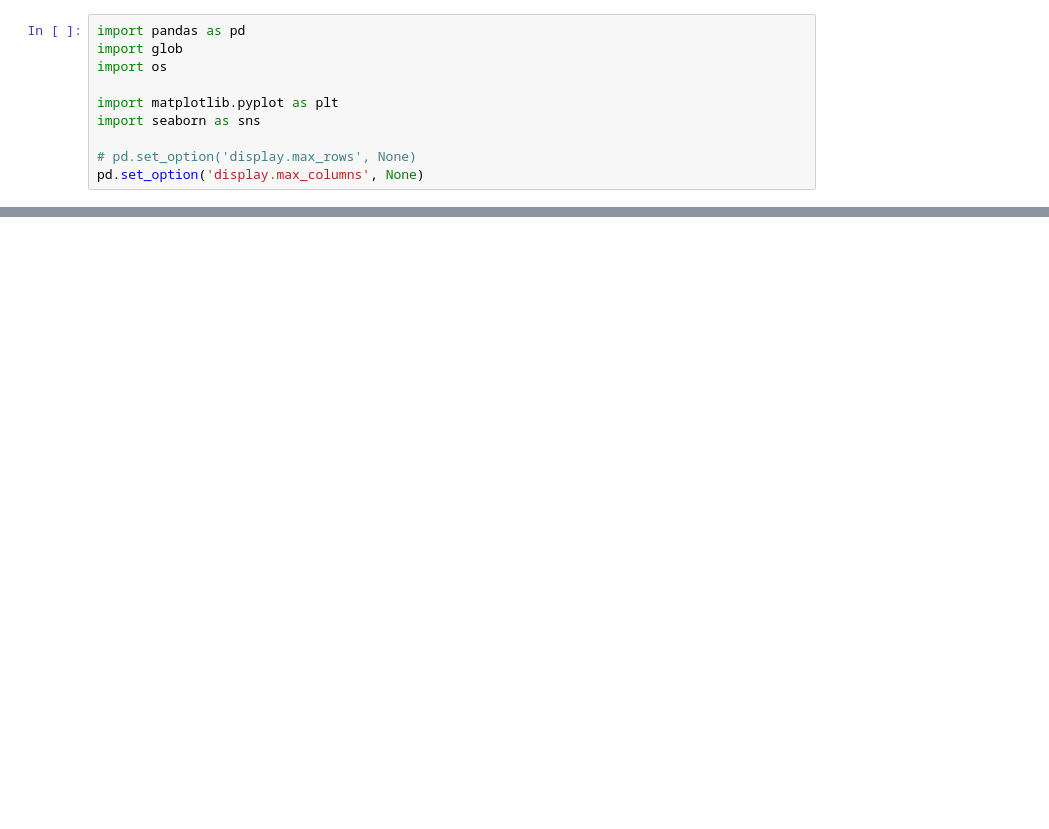
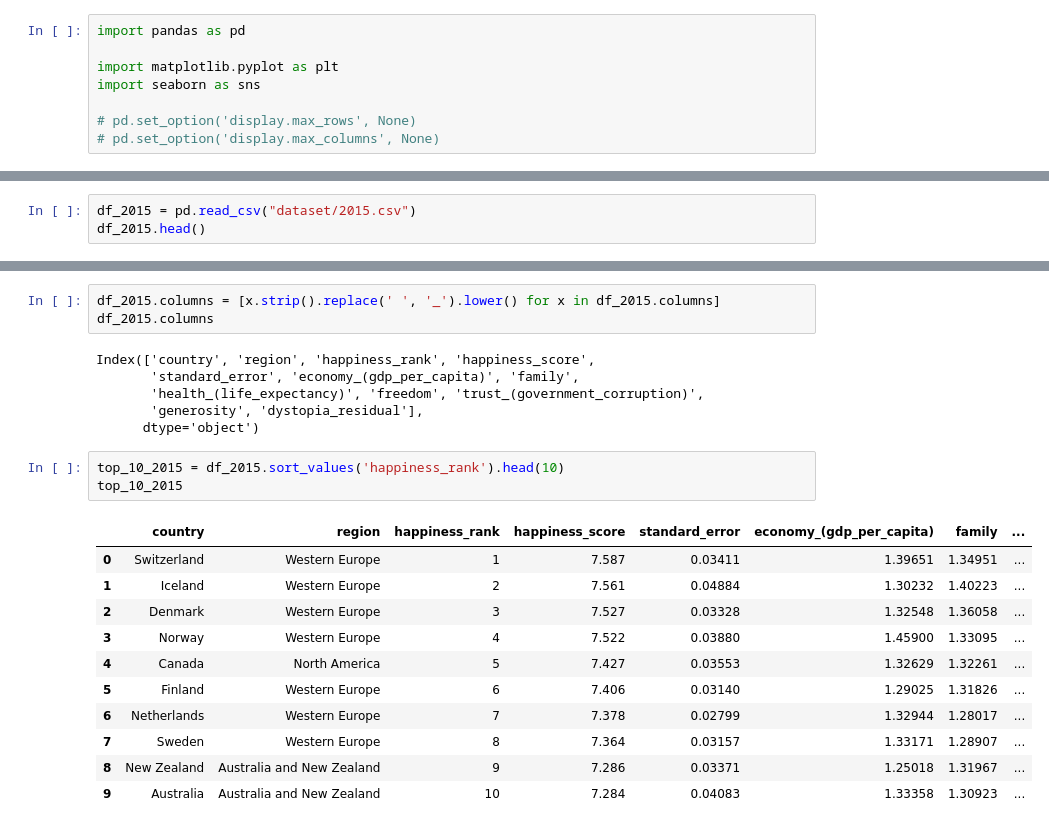
Before and after one commit to abhisheksinha27x/Data-Analysis-Projects, a Jupyter notebook: world_happiness_report/main.ipynb, the cells around one changed output, grey strips where cells are left out. Cells and saved outputs as stored; diff of their text form; blank space fills up the shorter version.

Commit message:
happiness core with factors for 2015

```diff
--- a/world_happiness_report/main.ipynb
+++ b/world_happiness_report/main.ipynb
@@ -1,10 +1,8 @@
 # %%
 import pandas as pd
-import glob
-import os
 
 import matplotlib.pyplot as plt
 import seaborn as sns
 
 # pd.set_option('display.max_rows', None)
-pd.set_option('display.max_columns', None)
+# pd.set_option('display.max_columns', None)
@@ -53,0 +9,3 @@ KeyError: 'Country'
+# %%
+df_2015 = pd.read_csv("dataset/2015.csv")
+df_2015.head()
@@ -53,0 +53,24 @@ KeyError: 'Country'
+# %%
+df_2015.columns = [x.strip().replace(' ', '_').lower() for x in df_2015.columns]
+df_2015.columns
+# %% [output]
+Index(['country', 'region', 'happiness_rank', 'happiness_score',
+       'standard_error', 'economy_(gdp_per_capita)', 'family',
+       'health_(life_expectancy)', 'freedom', 'trust_(government_corruption)',
+       'generosity', 'dystopia_residual'],
+      dtype='object')
+# %%
+top_10_2015 = df_2015.sort_values('happiness_rank').head(10)
+top_10_2015
+# %% [output]
+|  | country | region | happiness_rank | happiness_score | standard_error | economy_(gdp_per_capita) | family | ... |
+| 0 | Switzerland | Western Europe | 1 | 7.587 | 0.03411 | 1.39651 | 1.34951 | ... |
+| 1 | Iceland | Western Europe | 2 | 7.561 | 0.04884 | 1.30232 | 1.40223 | ... |
+| 2 | Denmark | Western Europe | 3 | 7.527 | 0.03328 | 1.32548 | 1.36058 | ... |
+| 3 | Norway | Western Europe | 4 | 7.522 | 0.03880 | 1.45900 | 1.33095 | ... |
+| 4 | Canada | North America | 5 | 7.427 | 0.03553 | 1.32629 | 1.32261 | ... |
+| 5 | Finland | Western Europe | 6 | 7.406 | 0.03140 | 1.29025 | 1.31826 | ... |
+| 6 | Netherlands | Western Europe | 7 | 7.378 | 0.02799 | 1.32944 | 1.28017 | ... |
+| 7 | Sweden | Western Europe | 8 | 7.364 | 0.03157 | 1.33171 | 1.28907 | ... |
+| 8 | New Zealand | Australia and New Zealand | 9 | 7.286 | 0.03371 | 1.25018 | 1.31967 | ... |
+| 9 | Australia | Australia and New Zealand | 10 | 7.284 | 0.04083 | 1.33358 | 1.30923 | ... |
```
Also changed, not shown: parts of 8 cells of this notebook.
